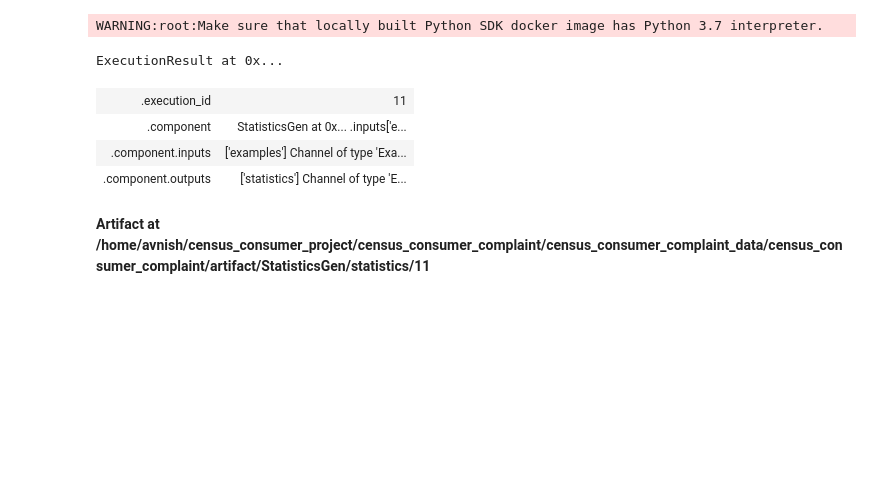
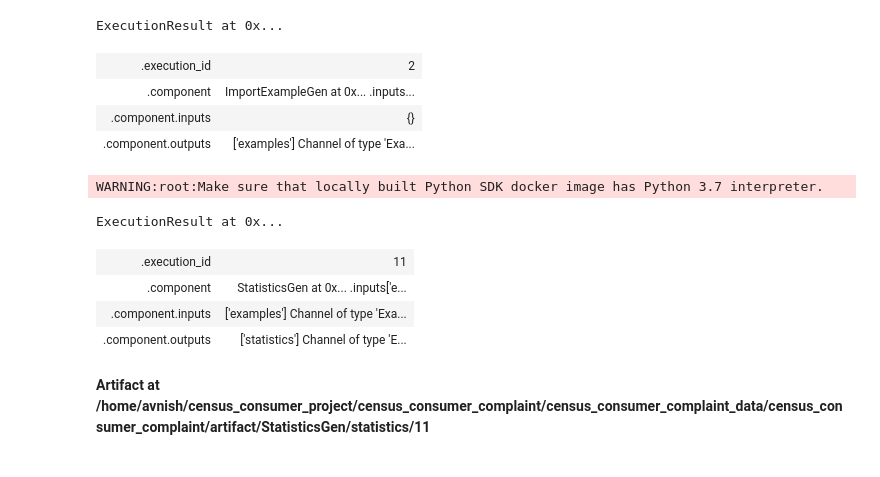
Before and after one commit to Avnish327030/avnish_census, a Jupyter notebook: census_consumer_complaint_notebook/Untitled.ipynb, the cells around one changed output. Drawn from its saved outputs; the diff is of its cells as text; code cells hidden in the pictures; blank space fills up the shorter version.

Commit message:
Import modified

```diff
--- a/census_consumer_complaint_notebook/Untitled.ipynb
+++ b/census_consumer_complaint_notebook/Untitled.ipynb
@@ -45,0 +38,5 @@ KeyboardInterrupt:
+# %%
+i=ImportExampleGen(input_base=os.path.join("zip_to_csv"))
+# %%
+interactive_context.run(i)
+# %% [output]
@@ -46,3 +45,8 @@ KeyboardInterrupt:
+ExecutionResult at 0x...
+| .execution_id | 2 |
+| .component | ImportExampleGen at 0x... .inputs... |
+| .component.inputs | {} |
+| .component.outputs | ['examples'] Channel of type 'Exa... |
 # %%
 from tfx.components import StatisticsGen
 # %%
```
Also changed, not shown: parts of 6 cells of this notebook, 16 other files.
